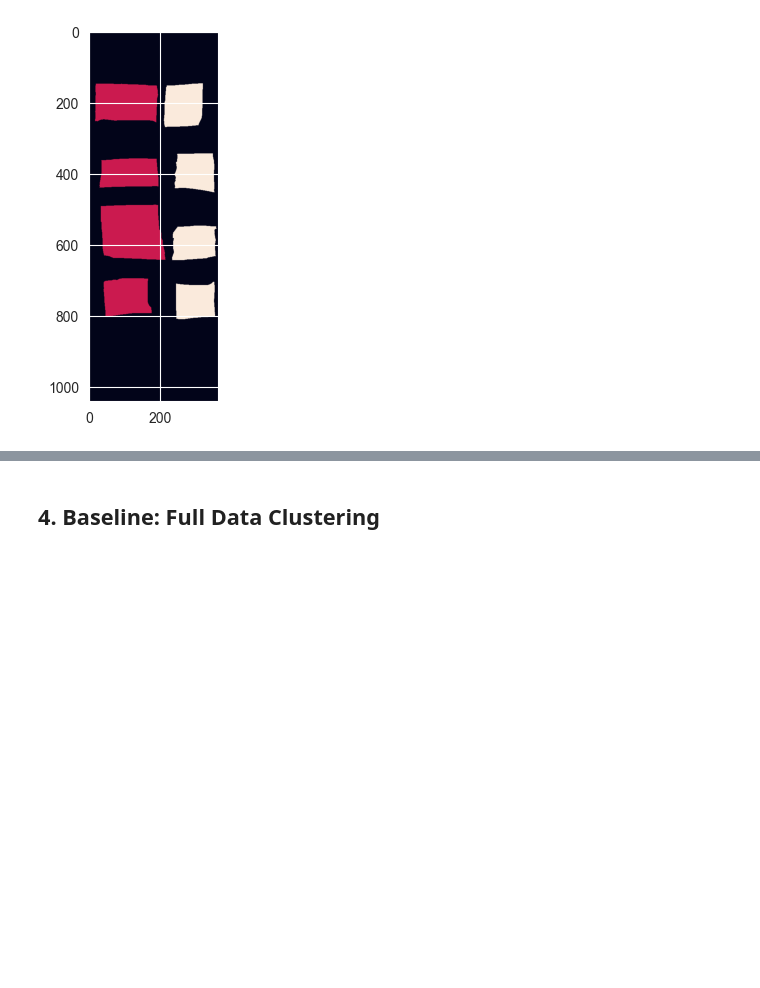
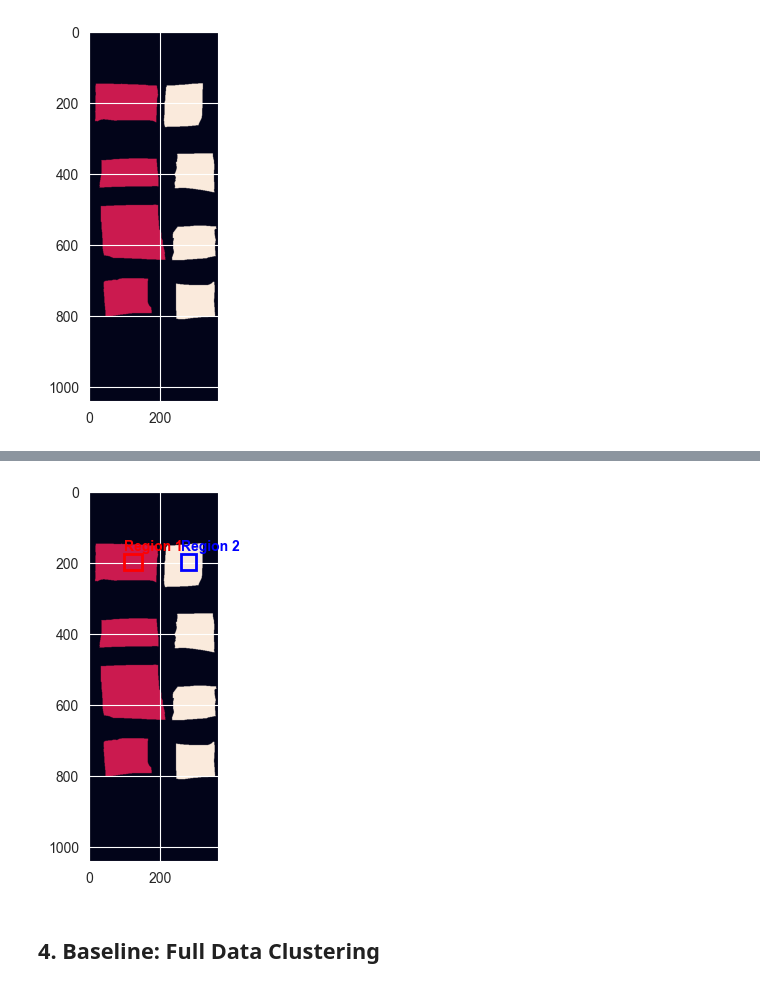
Before and after one commit to Nard248/4D-Hyperspectral-Unsupervised-Clustering, a Jupyter notebook: wavelength_analysis/wavelength_validation_pipeline_enhanced.ipynb, the cells around one changed output, grey strips where cells are left out. Cells and saved outputs as stored; diff of their text form; code cells hidden in the pictures; blank space fills up the shorter version.

```diff
--- a/wavelength_analysis/wavelength_validation_pipeline_enhanced.ipynb
+++ b/wavelength_analysis/wavelength_validation_pipeline_enhanced.ipynb
@@ -776,3 +773,32 @@ Final working dimensions:
+# %%
+import matplotlib.patches as patches
+
+fig, ax = plt.subplots()
+
+# Display the image
+ax.imshow(ground_truth_cropped)
+
+ROI_REGIONS = [
+    {'name': 'Region 1', 'coords': (175, 220, 100, 150), 'color': '#FF0000'},  # Red
+    {'name': 'Region 2', 'coords': (175, 220, 260, 300), 'color': '#0000FF'},  # Blue
+    # {'name': 'Region 3', 'coords': (175, 225, 425, 475), 'color': '#00FF00'},  # Green
+    # {'name': 'Region 4', 'coords': (175, 225, 650, 700), 'color': '#FFFF00'},  # Yellow
+]
+
+# Add the ROIs to the image
+for region in ROI_REGIONS:
+    y_start, y_end, x_start, x_end = region['coords']
+    rect = patches.Rectangle((x_start, y_start), x_end - x_start, y_end - y_start,
+                             linewidth=2, edgecolor=region['color'], facecolor='none')
+    ax.add_patch(rect)
+    ax.text(x_start, y_start - 10, region['name'], color=region['color'], fontsize=10, weight='bold')
+
+# Display the result
+# plt.show()
+# Display the result
+plt.show()
+# %% [output]
+[figure, added]
 # %% [markdown]
 ## 4. Baseline: Full Data Clustering
 # %%
```
Also changed, not shown: parts of 2 cells of this notebook, 1 other file.
